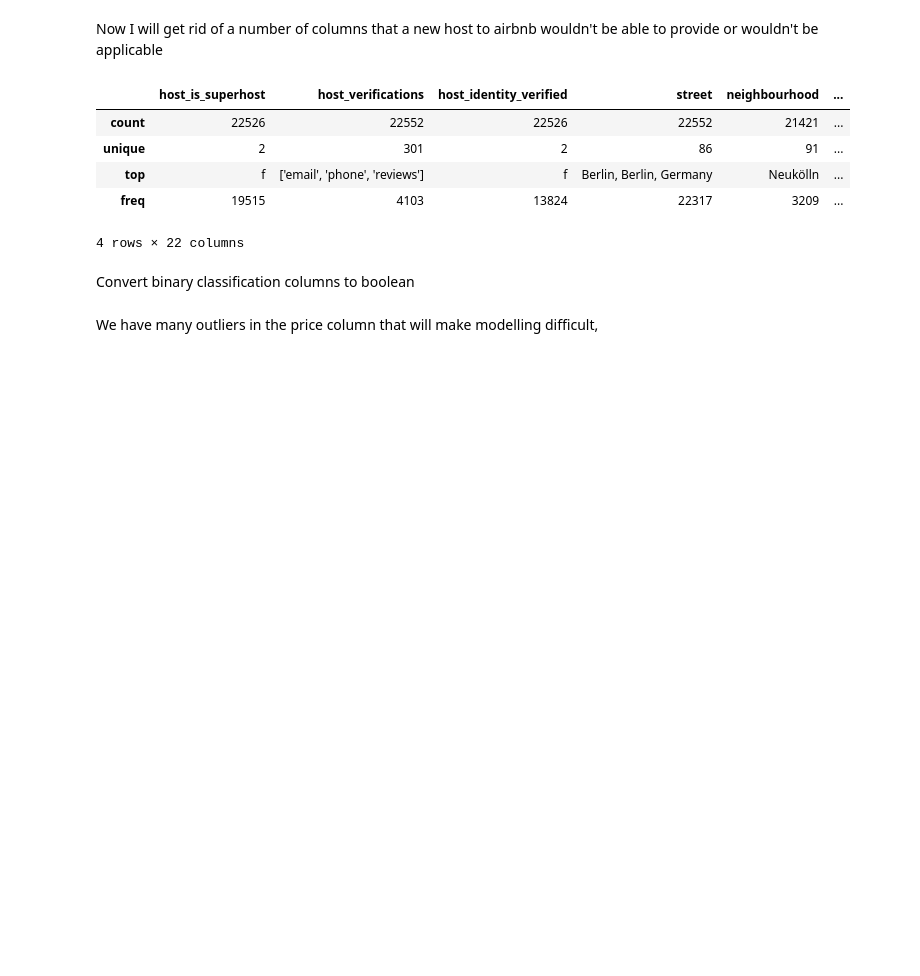
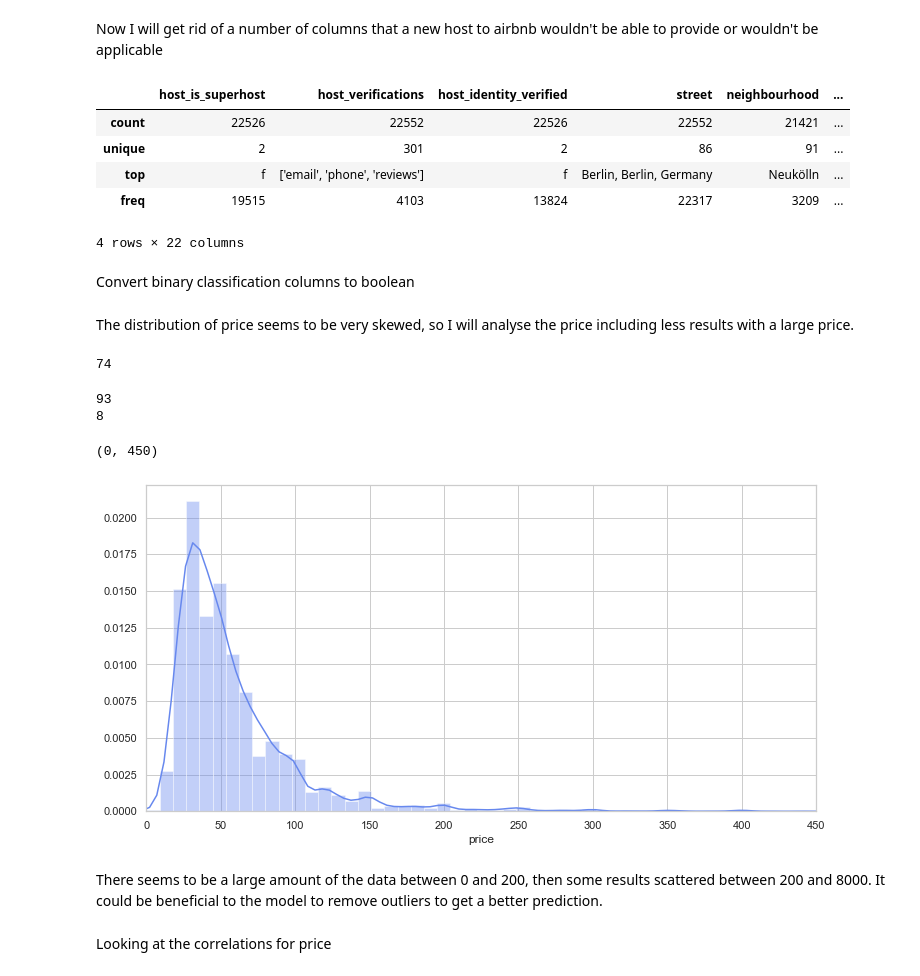
Before and after one commit to nickhill97/berlin_airbnb, a Jupyter notebook: notebooks/eda.ipynb, the cells around one changed output. Drawn from its saved outputs; the diff is of its cells as text; code cells hidden in the pictures; blank space fills up the shorter version.

Commit message:
Started cleaning data

```diff
--- a/notebooks/eda.ipynb
+++ b/notebooks/eda.ipynb
@@ -611,7 +611,8 @@ columns_to_remove = [
     "review_scores_checkin",
     "review_scores_communication",
     "review_scores_location",
-    "review_scores_value"
+    "review_scores_value",
+    "reviews_per_month"
 ]
 listings_df.drop(columns_to_remove, axis=1, inplace=True)
 # %%
@@ -635,5 +636,26 @@ bool_columns = [
 ]
 for bool_column in bool_columns:
     listings_df[bool_column].map({"t": True, "f": False})
-# %% [markdown]
-We have many outliers in the price column that will make modelling difficult,
+# %% [markdown]
+The distribution of price seems to be very skewed, so I will analyse the price including less results with a large price.
+# %%
+listings_df[listings_df["price"] > 500]["price"].count()
+# %% [output]
+74
+# %%
+print((listings_df["price"] > 450).sum())
+print((listings_df["price"] == 0).sum())
+# %% [output]
+93
+8
+# %%
+plt.figure(figsize=(12, 6))
+sns.distplot(listings_df[listings_df["price"] < 450]["price"], bins=50)
+plt.xlim((0, 450))
+# %% [output]
+(0, 450)
+[figure, added]
+# %% [markdown]
+There seems to be a large amount of the data between 0 and 200, then some results scattered between 200 and 8000. It could be beneficial to the model to remove outliers to get a better prediction.
+# %% [markdown]
+Looking at the correlations for price
```
Also changed, not shown: parts of 30 cells of this notebook.
